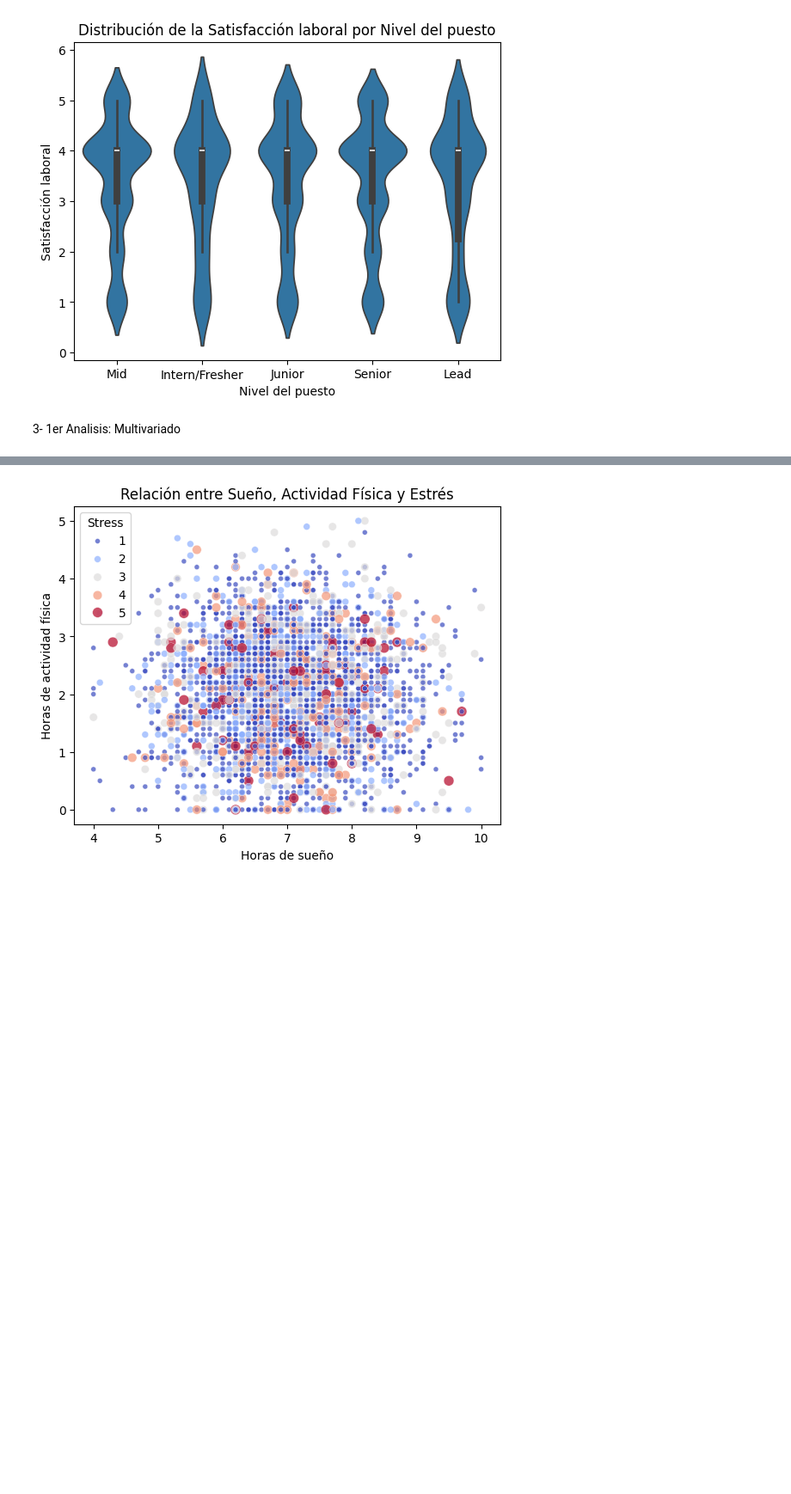
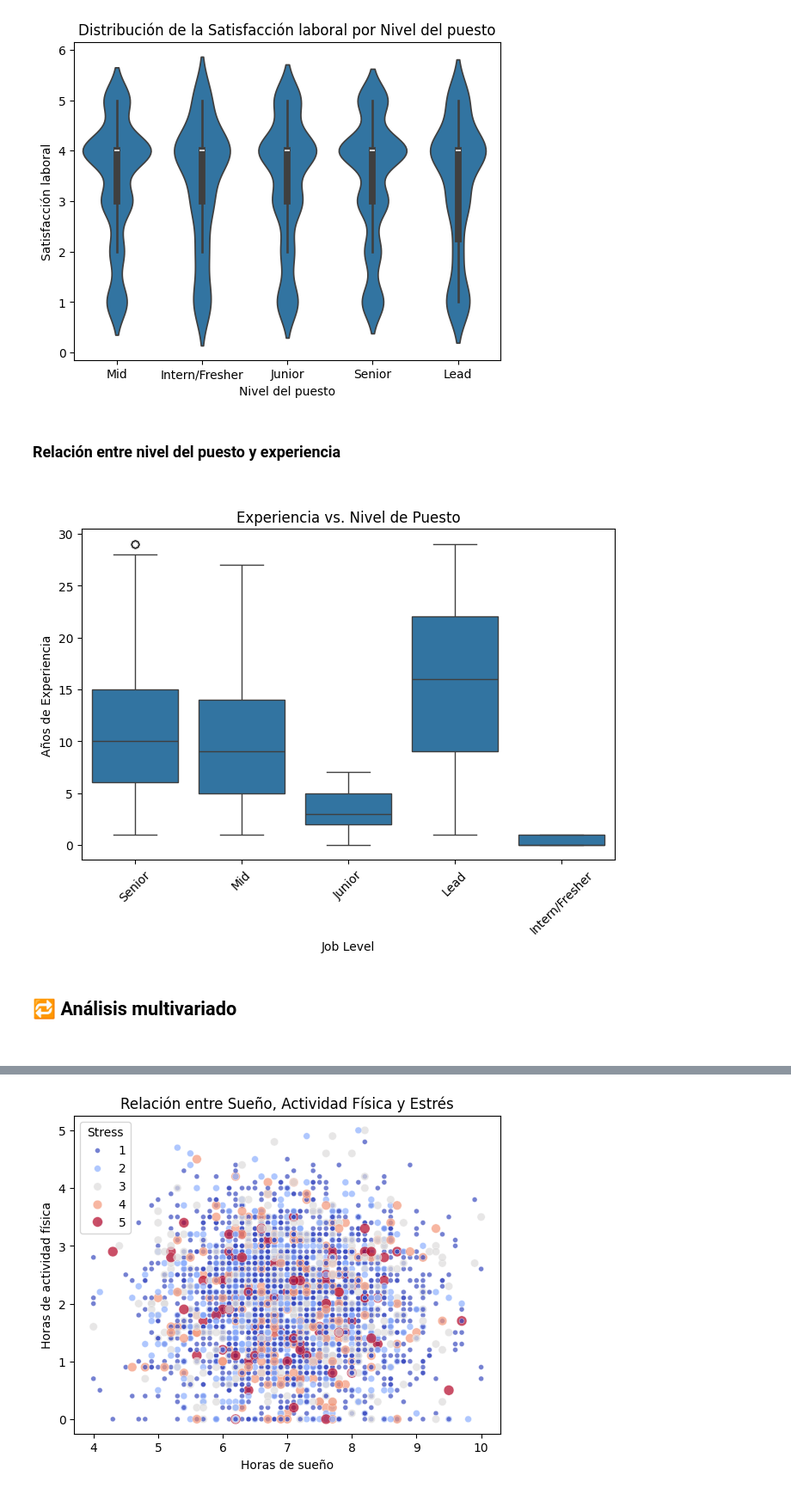
Before and after one commit to EnzoVillordo/DataScience, a Jupyter notebook: ProyectoDS_ParteI_Villordo.ipynb, the cells around one changed output, grey strips where cells are left out. Shown: that part at 86% size. Cells and saved outputs as stored; diff of their text form; code cells hidden in the pictures; blank space fills up the shorter version.

```diff
--- a/ProyectoDS_ParteI_Villordo.ipynb
+++ b/ProyectoDS_ParteI_Villordo.ipynb
@@ -186,5 +273,33 @@ plt.title("Distribución de la Satisfacción laboral por Nivel del puesto")
 plt.show()
 # %% [output]
 [figure]
-# %% [markdown]
-3- 1er Analisis: Multivariado
+# %%
+display(Markdown(
+    """
+### Relación entre nivel del puesto y experiencia <br><br>
+
+    """
+))
+# %% [output]
+
+### Relación entre nivel del puesto y experiencia <br><br>
+# %%
+plt.figure(figsize=(8,5))
+sns.boxplot(x='JobLevel', y='Experience', data=df, order=df['JobLevel'].value_counts().index)
+plt.title('Experiencia vs. Nivel de Puesto')
+plt.xlabel('Job Level')
+plt.ylabel('Años de Experiencia')
+plt.xticks(rotation=45)
+plt.show()
+# %% [output]
+[figure, added]
+# %%
+display(Markdown(
+    """
+## 🔁 Análisis multivariado <br><br>
+
+    """
+))
+# %% [output]
+
+## 🔁 Análisis multivariado <br><br>
```
Also changed, not shown: parts of 14 cells of this notebook.
